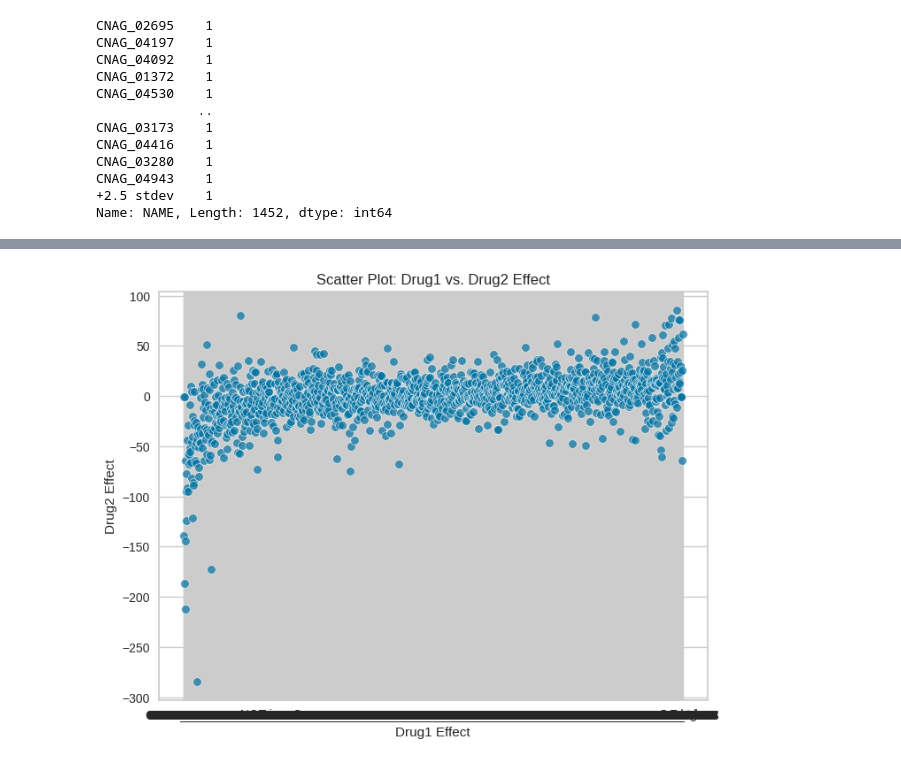
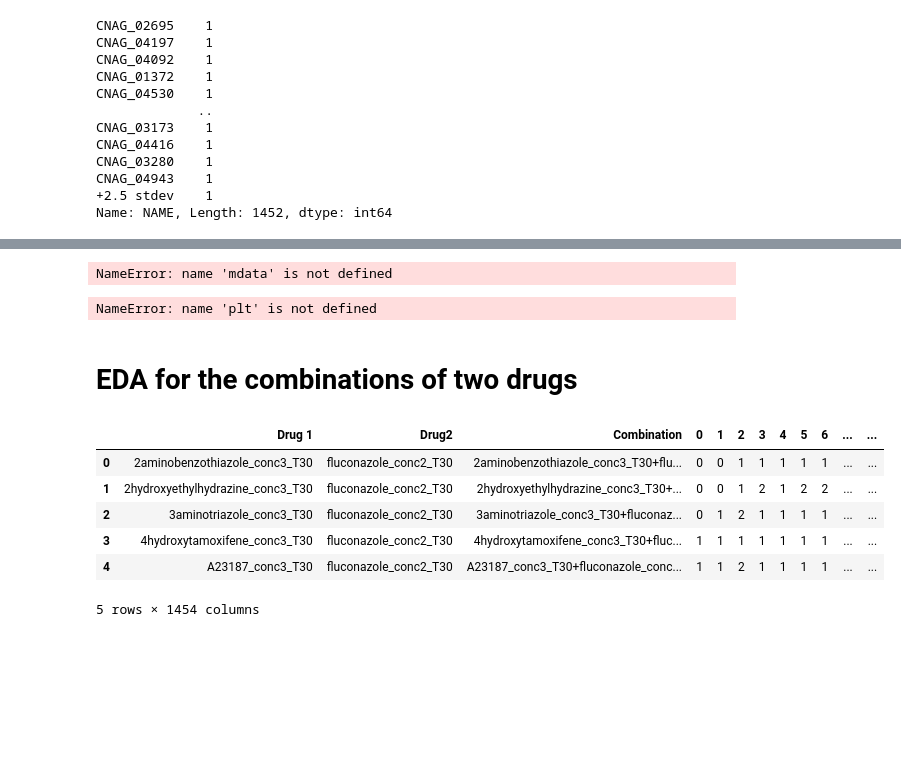
Before and after one commit to mozey256/OSCAAR, a Jupyter notebook: chemo_data_EDA.ipynb, the cells around one changed output, grey strips where cells are left out. Cells and saved outputs as stored; diff of their text form; code cells hidden in the pictures; blank space fills up the shorter version.

```diff
--- a/chemo_data_EDA.ipynb
+++ b/chemo_data_EDA.ipynb
@@ -154,19 +156,23 @@ plt.show()
 
 from ydata_profiling import ProfileReport
 
-profile = ProfileReport(chem, title="Chemogenomic data")
+profile = ProfileReport(mdata, title="Chemogenomic data")
 
 profile.to_notebook_iframe()
 
 profile.to_file("chem_data_report.html")
+# %% [output]
+NameError: name 'mdata' is not defined
 # %%
 # Example: Create a scatter plot between Drug1_effect and Drug2_effect
 plt.figure(figsize=(8, 6))
-sns.scatterplot(x='NAME', y='fluconazole_conc2_T30', data=chem, alpha=0.7)
+sns.scatterplot(x='itraconazole', y='fluconazole', data=mdata, alpha=0.7)
 plt.xlabel('Drug1 Effect')
 plt.ylabel('Drug2 Effect')
 plt.title('Scatter Plot: Drug1 vs. Drug2 Effect')
 plt.grid(True)
 plt.show()
 # %% [output]
-[figure, removed]
+NameError: name 'plt' is not defined
+# %% [markdown]
+# EDA for the combinations of two drugs
@@ -172,0 +181,10 @@ plt.show()
+# %%
+chem_comb.head()
+# %% [output]
+|  | Drug 1 | Drug2 | Combination | 0 | 1 | 2 | 3 | 4 | 5 | 6 | ... | ... |
+| 0 | 2aminobenzothiazole_conc3_T30 | fluconazole_conc2_T30 | 2aminobenzothiazole_conc3_T30+flu... | 0 | 0 | 1 | 1 | 1 | 1 | 1 | ... | ... |
+| 1 | 2hydroxyethylhydrazine_conc3_T30 | fluconazole_conc2_T30 | 2hydroxyethylhydrazine_conc3_T30+... | 0 | 0 | 1 | 2 | 1 | 2 | 2 | ... | ... |
+| 2 | 3aminotriazole_conc3_T30 | fluconazole_conc2_T30 | 3aminotriazole_conc3_T30+fluconaz... | 0 | 1 | 2 | 1 | 1 | 1 | 1 | ... | ... |
+| 3 | 4hydroxytamoxifene_conc3_T30 | fluconazole_conc2_T30 | 4hydroxytamoxifene_conc3_T30+fluc... | 1 | 1 | 1 | 1 | 1 | 1 | 1 | ... | ... |
+| 4 | A23187_conc3_T30 | fluconazole_conc2_T30 | A23187_conc3_T30+fluconazole_conc... | 1 | 1 | 2 | 1 | 1 | 1 | 1 | ... | ... |
+5 rows × 1454 columns
```
Also changed, not shown: parts of 7 cells of this notebook.
